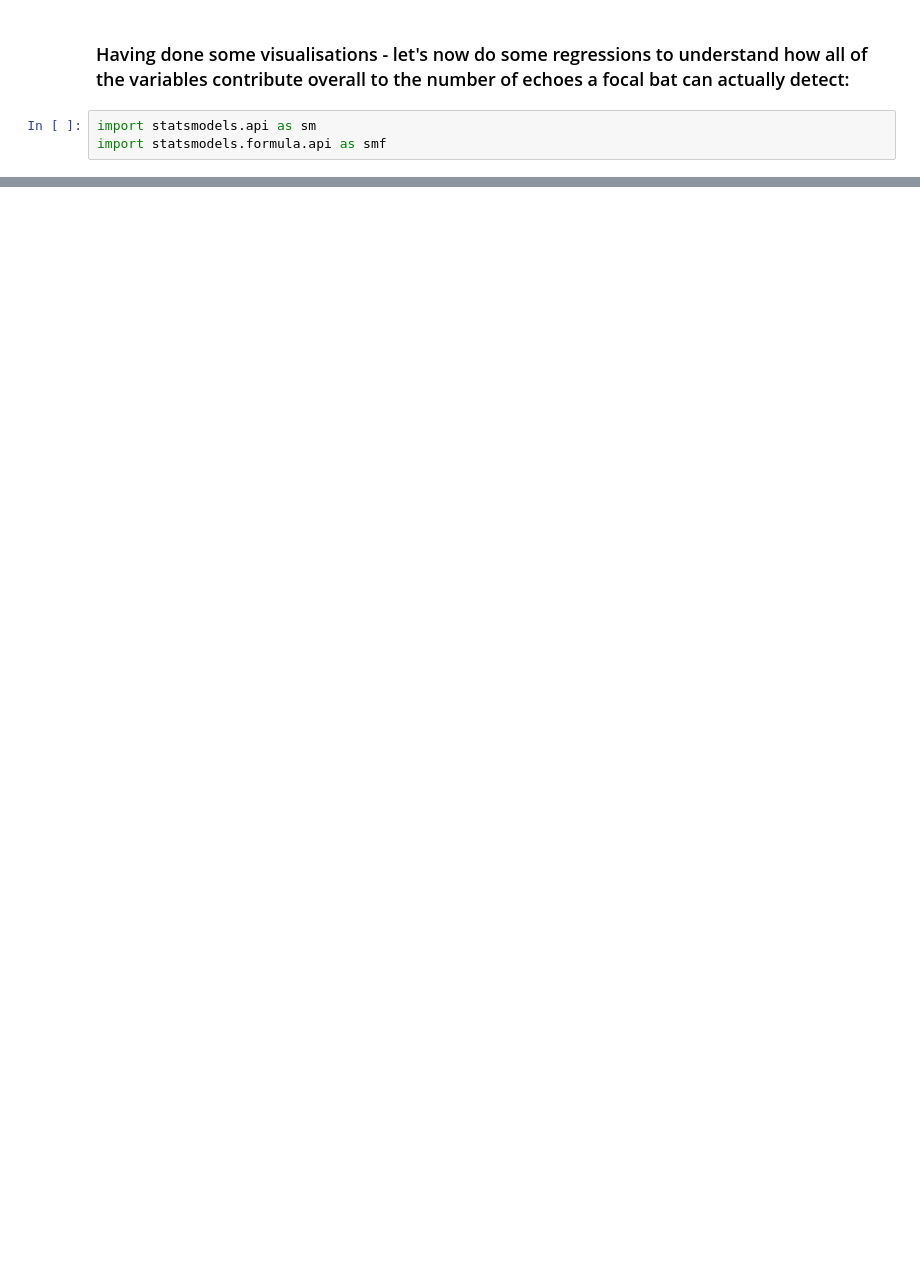
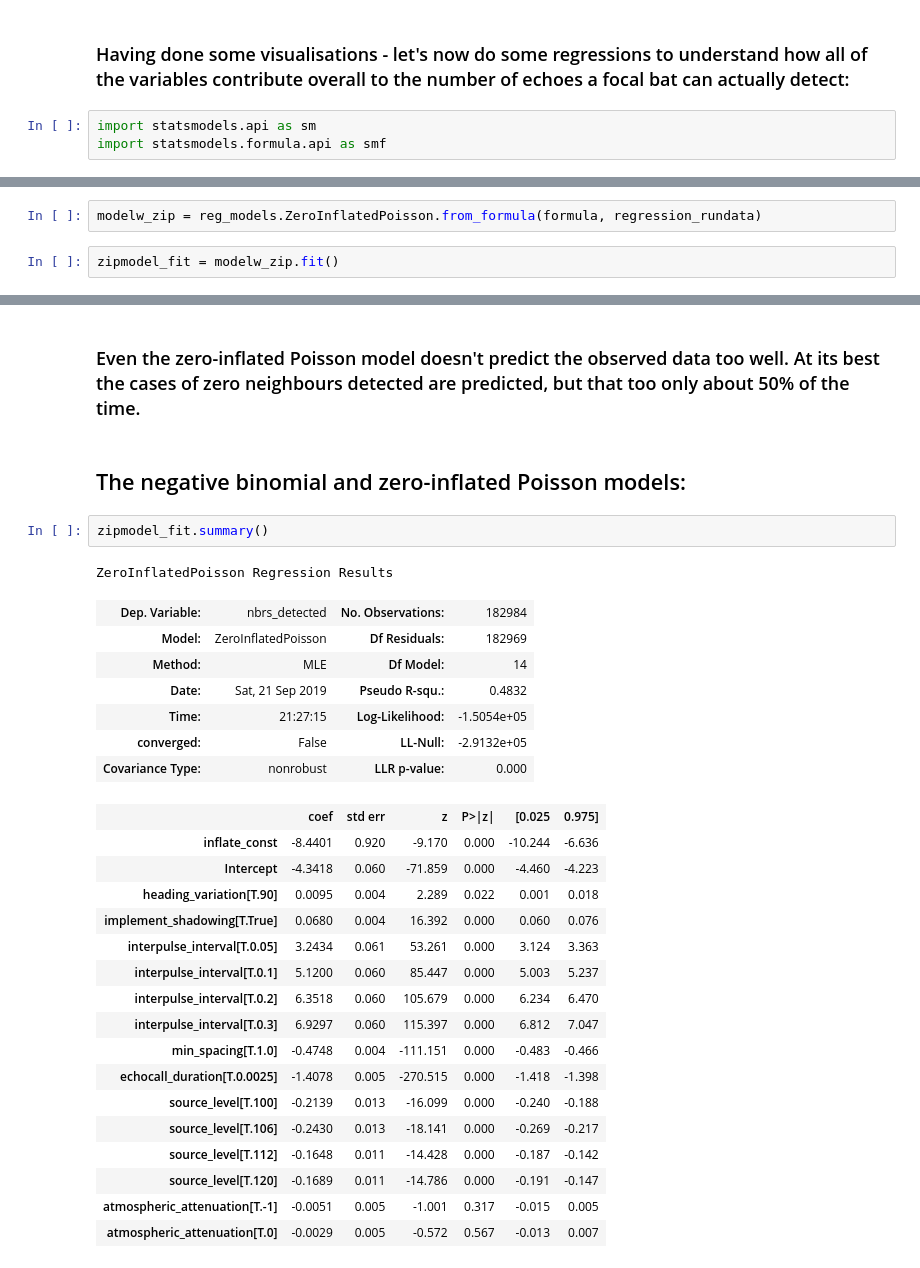
Before and after one commit to thejasvibr/the_cocktail_party_nightmare, a Jupyter notebook: analysis/Exploring the multivariable simulation outputs.ipynb, the cells around one changed output, grey strips where cells are left out. Drawn from its saved outputs; the diff is of its cells as text; blank space fills up the shorter version.

```diff
--- a/analysis/Exploring the multivariable simulation outputs.ipynb
+++ b/analysis/Exploring the multivariable simulation outputs.ipynb
@@ -382,0 +929,4 @@ Generalized Linear Model Regression Results
+# %%
+modelw_zip = reg_models.ZeroInflatedPoisson.from_formula(formula, regression_rundata)
+# %%
+zipmodel_fit = modelw_zip.fit()
@@ -382,0 +994,32 @@ Generalized Linear Model Regression Results
+# %% [markdown]
+### Even the zero-inflated Poisson model doesn't predict the observed data too well. At its best the cases of zero neighbours detected are predicted, but that too only about 50%  of the time.
+# %% [markdown]
+## The negative binomial and zero-inflated Poisson models:
+# %%
+zipmodel_fit.summary()
+# %% [output]
+ZeroInflatedPoisson Regression Results
+| Dep. Variable: | nbrs_detected | No. Observations: | 182984 |
+| Model: | ZeroInflatedPoisson | Df Residuals: | 182969 |
+| Method: | MLE | Df Model: | 14 |
+| Date: | Sat, 21 Sep 2019 | Pseudo R-squ.: | 0.4832 |
+| Time: | 21:27:15 | Log-Likelihood: | -1.5054e+05 |
+| converged: | False | LL-Null: | -2.9132e+05 |
+| Covariance Type: | nonrobust | LLR p-value: | 0.000 |
+|  | coef | std err | z | P>|z| | [0.025 | 0.975] |
+| inflate_const | -8.4401 | 0.920 | -9.170 | 0.000 | -10.244 | -6.636 |
+| Intercept | -4.3418 | 0.060 | -71.859 | 0.000 | -4.460 | -4.223 |
+| heading_variation[T.90] | 0.0095 | 0.004 | 2.289 | 0.022 | 0.001 | 0.018 |
+| implement_shadowing[T.True] | 0.0680 | 0.004 | 16.392 | 0.000 | 0.060 | 0.076 |
+| interpulse_interval[T.0.05] | 3.2434 | 0.061 | 53.261 | 0.000 | 3.124 | 3.363 |
+| interpulse_interval[T.0.1] | 5.1200 | 0.060 | 85.447 | 0.000 | 5.003 | 5.237 |
+| interpulse_interval[T.0.2] | 6.3518 | 0.060 | 105.679 | 0.000 | 6.234 | 6.470 |
+| interpulse_interval[T.0.3] | 6.9297 | 0.060 | 115.397 | 0.000 | 6.812 | 7.047 |
+| min_spacing[T.1.0] | -0.4748 | 0.004 | -111.151 | 0.000 | -0.483 | -0.466 |
+| echocall_duration[T.0.0025] | -1.4078 | 0.005 | -270.515 | 0.000 | -1.418 | -1.398 |
+| source_level[T.100] | -0.2139 | 0.013 | -16.099 | 0.000 | -0.240 | -0.188 |
+| source_level[T.106] | -0.2430 | 0.013 | -18.141 | 0.000 | -0.269 | -0.217 |
+| source_level[T.112] | -0.1648 | 0.011 | -14.428 | 0.000 | -0.187 | -0.142 |
+| source_level[T.120] | -0.1689 | 0.011 | -14.786 | 0.000 | -0.191 | -0.147 |
+| atmospheric_attenuation[T.-1] | -0.0051 | 0.005 | -1.001 | 0.317 | -0.015 | 0.005 |
+| atmospheric_attenuation[T.0] | -0.0029 | 0.005 | -0.572 | 0.567 | -0.013 | 0.007 |
```
Also changed, not shown: parts of 141 cells of this notebook, 1 other file.
